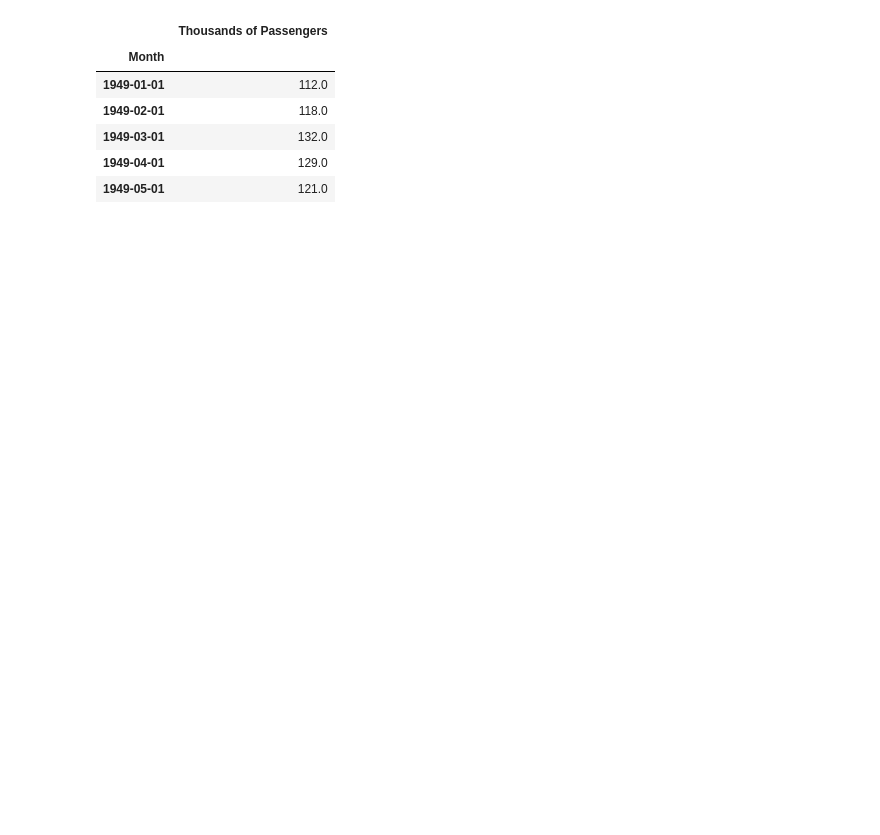
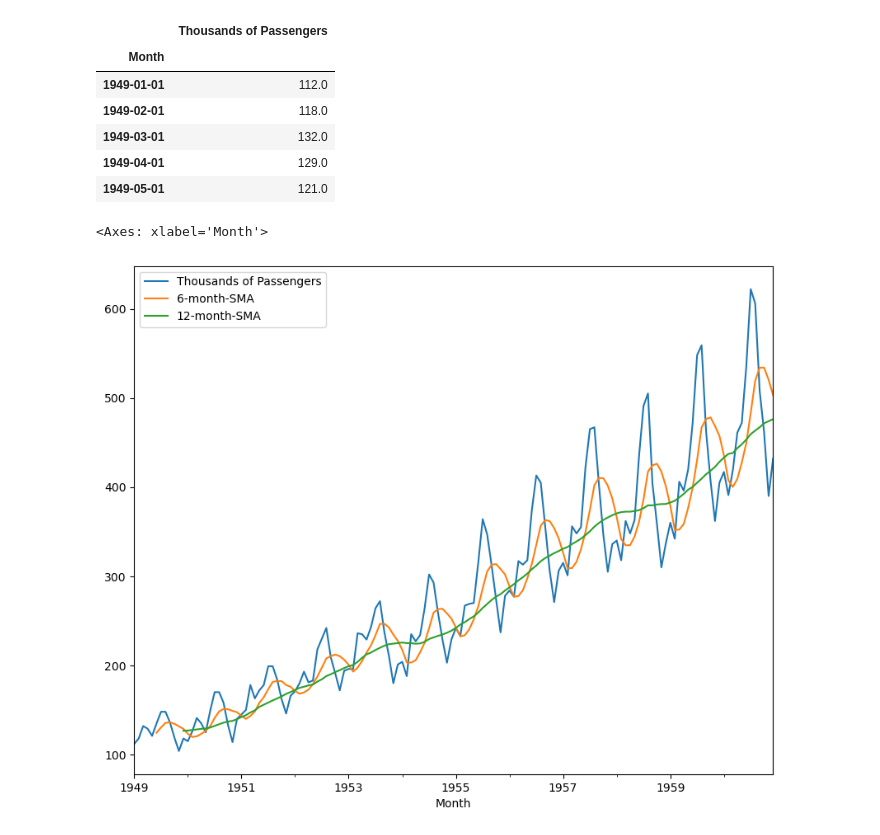
Before and after one commit to myk-francis/python-challenges-scripts, a Jupyter notebook: stock-markey-analysis/ewma.ipynb, the cells around one changed output. Saved outputs shown, nothing was run; the diff lists cells and outputs as text; code cells hidden in the pictures; blank space fills up the shorter version.

Commit message:
Update: plotted moving averages for 6 and 12 months

```diff
--- a/stock-markey-analysis/ewma.ipynb
+++ b/stock-markey-analysis/ewma.ipynb
@@ -17,3 +17,12 @@ airline.head()
 | 1949-03-01 | 132.0 |
 | 1949-04-01 | 129.0 |
 | 1949-05-01 | 121.0 |
+# %%
+airline['6-month-SMA'] = airline['Thousands of Passengers'].rolling(window=6).mean()
+# %%
+airline['12-month-SMA'] = airline['Thousands of Passengers'].rolling(window=12).mean()
+# %%
+airline.plot(figsize=(10, 8))
+# %% [output]
+<Axes: xlabel='Month'>
+[figure, added]
```
